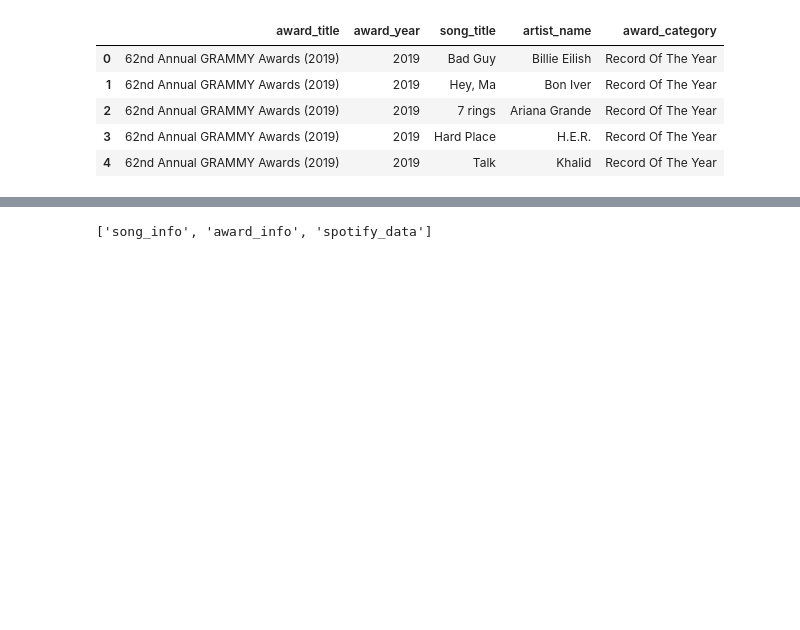
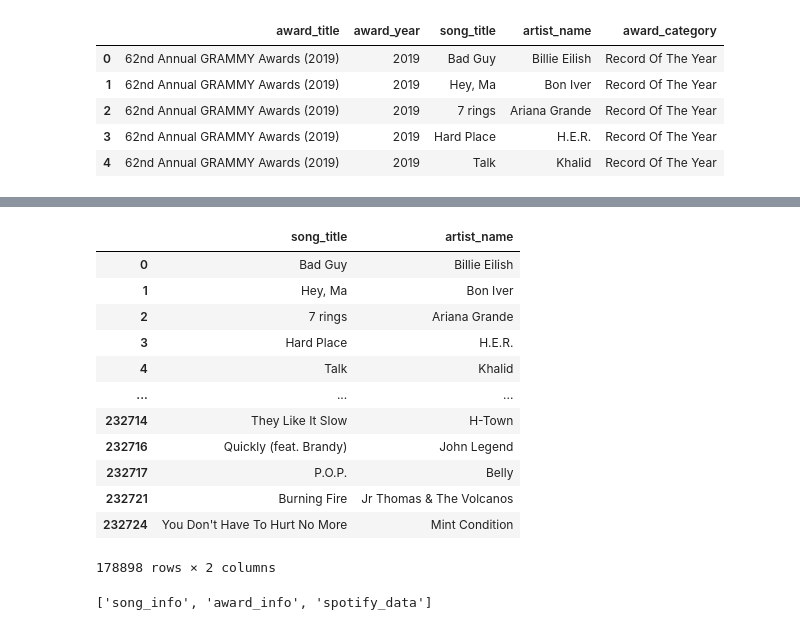
Before and after one commit to capnrick/ETL-Group-7, a Jupyter notebook: ETL _project.ipynb, the cells around one changed output, grey strips where cells are left out. Drawn from its saved outputs; the diff is of its cells as text; code cells hidden in the pictures; blank space fills up the shorter version.

```diff
--- a/ETL _project.ipynb
+++ b/ETL _project.ipynb
@@ -66,12 +66,12 @@ grammy_df
 | 4803 | The Chipmunk Song | David Seville And The Chipmunks (... | 1958 | 1st Annual GRAMMY Awards (1958) | Best Recording For Children |
 2841 rows × 5 columns
 # %%
-song_info_df = grammy_df[["song_title", "artist_name"]].copy()
+grammy_song_info_df = grammy_df[["song_title", "artist_name"]].copy()
 
 
 
 
-song_info_df.head()
+grammy_song_info_df.head()
 # %% [output]
 |  | song_title | artist_name |
 | 0 | Bad Guy | Billie Eilish |
@@ -131,0 +142,7 @@ spotify_df.head()
+# %%
+spotify_song_info_df = spotify_df[["song_title", "artist_name"]].copy()
+
+
+
+
+spotify_song_info_df.head()
@@ -132,3 +156,21 @@ spotify_df.head()
+# %%
+merged_df = grammy_song_info_df.append(spotify_song_info_df)
+cleaned_merged_df = merged_df.drop_duplicates(subset=["song_title", "artist_name"])
+cleaned_merged_df
+# %% [output]
+|  | song_title | artist_name |
+| 0 | Bad Guy | Billie Eilish |
+| 1 | Hey, Ma | Bon Iver |
+| 2 | 7 rings | Ariana Grande |
+| 3 | Hard Place | H.E.R. |
+| 4 | Talk | Khalid |
+| ... | ... | ... |
+| 232714 | They Like It Slow | H-Town |
+| 232716 | Quickly (feat. Brandy) | John Legend |
+| 232717 | P.O.P. | Belly |
+| 232721 | Burning Fire | Jr Thomas & The Volcanos |
+| 232724 | You Don't Have To Hurt No More | Mint Condition |
+178898 rows × 2 columns
 # %%
 ###Connect to local database (using pgAdmin - Postgres)
 #Create Userstring and Password
```
Also changed, not shown: parts of 9 cells of this notebook, 1 other file.
